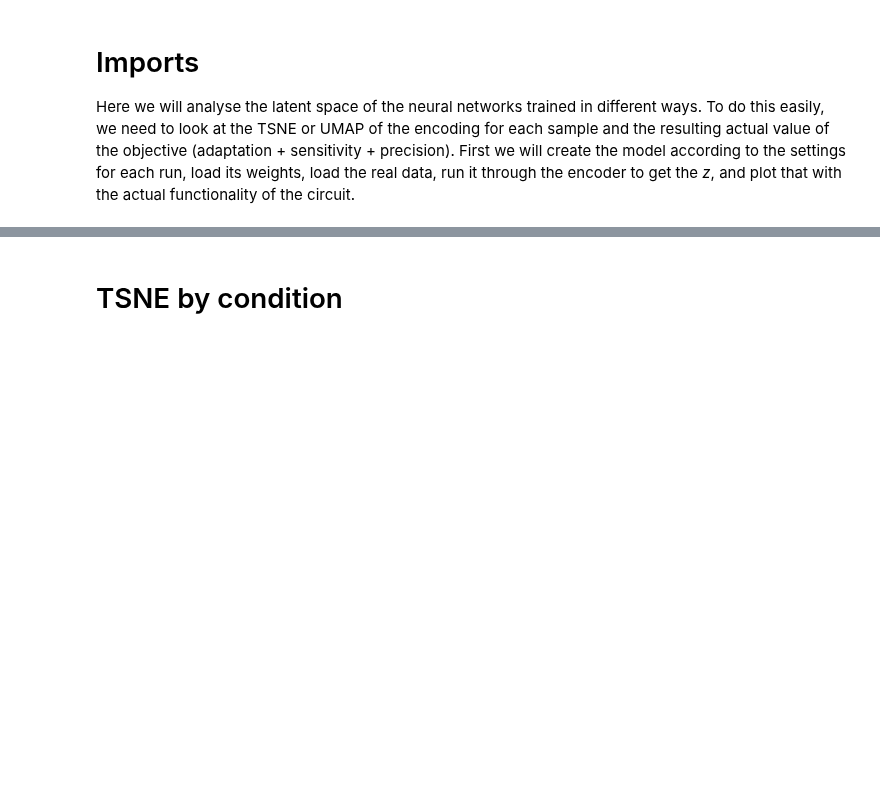
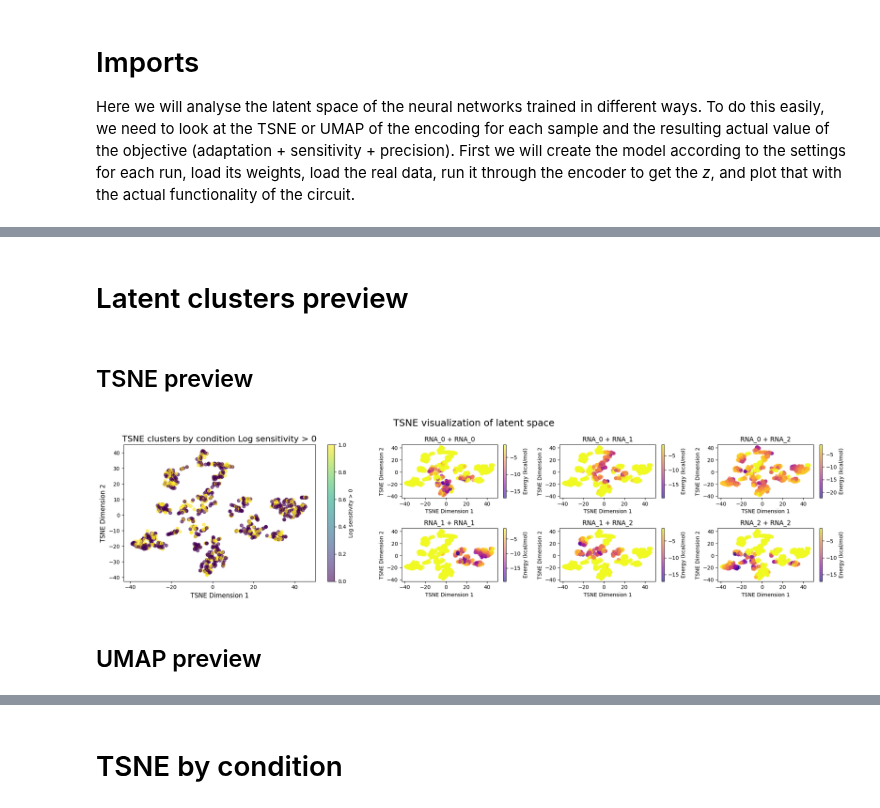
Before and after one commit to olive004/EvoScaper, a Jupyter notebook: notebooks/04_latent.ipynb, the cells around one changed output, grey strips where cells are left out. Cells and saved outputs as stored; diff of their text form; code cells hidden in the pictures; blank space fills up the shorter version.

Commit message:
tsne preview

```diff
--- a/notebooks/04_latent.ipynb
+++ b/notebooks/04_latent.ipynb
@@ -108,3 +114,79 @@ if plot_energy_spaces:
         plot_energy_spaces(x_rev_all_c, cond_rev_all_c)
         plt.savefig(os.path.join(top_write_dir, f"energy_space_{c:.2f}.png"), dpi=300)
         plt.close()
+# %% [markdown]
+# Latent clusters preview
+# %%
+n_show = 1000
+random_state = 0
+rng_key = jax.random.PRNGKey(0)  # Initialize a PRNG key with a seed
+idxs_show = jax.random.choice(rng_key, np.arange(len(z_all)), (n_show,), replace=False)
+
+def plot_tsne(tsne_result, hue, ax, title, palette='viridis', f=sns.scatterplot, method='t-SNE'):
+    f(x=tsne_result[:, 0], y=tsne_result[:, 1], hue=hue[:len(tsne_result)], palette=palette, s=50, alpha=0.2, ax=ax)
+    ax.set_xlabel(f"{method} Dimension 1")
+    ax.set_ylabel(f"{method} Dimension 2")
+    ax.set_title(title)
+
+
+def plot2(tsne_result, hue, ax, i_d1, i_d2, hue_label, n_comps, perplexity, palette='viridis', f=sns.scatterplot):
+    d = pd.DataFrame(data=np.array([tsne_result[:, i_d1], tsne_result[:, i_d2], hue[:len(tsne_result)]]).T, columns=[f't-SNE Dimension {i_d1+1}', f't-SNE Dimension {i_d2+1}', hue_label])
+    f(d, x=f't-SNE Dimension {i_d1+1}', y=f't-SNE Dimension {i_d2+1}', hue=hue_label, palette=palette, s=50, alpha=0.2, ax=ax)
+    plt.suptitle(f"t-SNE of Encoder Output (perplexity={perplexity}, n={n_comps}, rnd={random_state}, dimensions {i_d1, i_d2})", fontsize=14)
+# %% [markdown]
+## TSNE preview
+# %%
+perplexity = 30
+tsne = TSNE(n_components=2, random_state=random_state,
+            perplexity=perplexity, max_iter=1000)
+tsne_result_2 = tsne.fit_transform(h_all[idxs_show])
+
+
+x_bin = np.round(x_bin_all, 1)
+
+
+def visualize_dimred_2d_custom(tsne_result_2, cond, x_bin, label_cond, labels_x: list, method='TSNE'):
+    fig = plt.figure(figsize=(20, 5))
+    gs = fig.add_gridspec(2, 4, width_ratios=[2, 1, 1, 1])
+
+    # Main plot on the left
+    ax_main = fig.add_subplot(gs[:, 0])  # Span both rows
+    scatter = ax_main.scatter(
+        tsne_result_2[:, 0], tsne_result_2[:, 1], c=cond, cmap='viridis', alpha=0.6)
+    ax_main.set_title(
+        f'{method} clusters by condition {label_cond}', fontsize=16)
+    ax_main.set_xlabel(f'{method} Dimension 1', fontsize=12)
+    ax_main.set_ylabel(f'{method} Dimension 2', fontsize=12)
+    plt.colorbar(scatter, ax=ax_main, label=label_cond)
+
+    # Smaller plots on the right
+    for i in range(x_bin.shape[-1]):
+        row = i // 3
+        col = i % 3 + 1
+        ax = fig.add_subplot(gs[row, col])
+        scatter = ax.scatter(
+            tsne_result_2[:, 0], tsne_result_2[:, 1], c=x_bin[:, i], cmap='plasma', alpha=0.6)
+        ax.set_title(' + '.join(labels_x[i]), fontsize=12)
+        ax.set_xlabel(f'{method} Dimension 1', fontsize=10)
+        ax.set_ylabel(f'{method} Dimension 2', fontsize=10)
+        # if i == (x_bin.shape[-1] - 1):
+        plt.colorbar(scatter, ax=ax, label=f'Energy (kcal/mol)')
+
+    plt.suptitle(f'{method} visualization of latent space', fontsize=18)
+    plt.tight_layout()
+    # plt.savefig(os.path.join(top_write_dir, 'tsne2_custom.png'), dpi=300)
+    plt.show()
+
+
+# Example usage
+idx_obj = 0
+input_species = data['sample_name'].unique()
+labels_x = list(itertools.product(input_species, input_species))
+labels_x = sorted(set(tuple(sorted(labels_x[i])) for i in range(len(labels_x))))
+visualize_dimred_2d_custom(tsne_result_2, cond_rev_all[idxs_show, idx_obj], x_bin[idxs_show],
+                           label_cond=config_dataset.objective_col[idx_obj],
+                           labels_x=labels_x, method='TSNE')
+# %% [output]
+[figure, added]
+# %% [markdown]
+## UMAP preview
```
Also changed, not shown: parts of 7 cells of this notebook.
